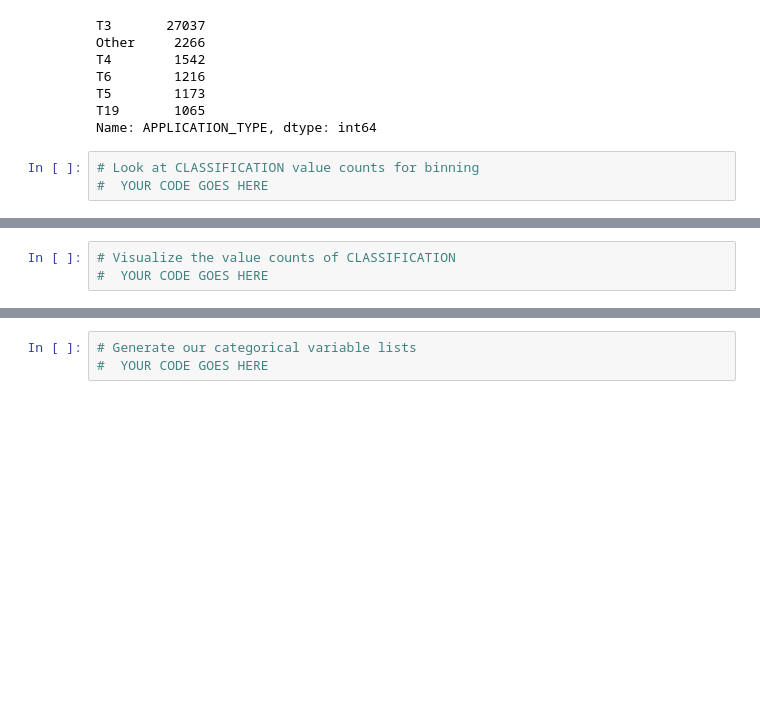
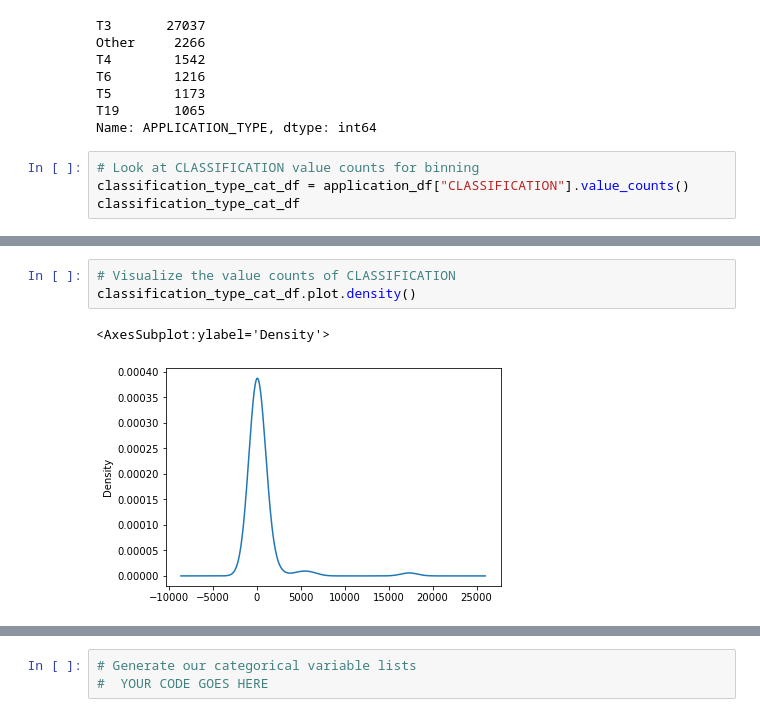
Before and after one commit to david-garza/Neural_Network_Charity_Analysis, a Jupyter notebook: AlphabetSoupCharity.ipynb, the cells around one changed output, grey strips where cells are left out. Drawn from its saved outputs; the diff is of its cells as text; blank space fills up the shorter version.

Commit message:
bucketed classification

```diff
--- a/AlphabetSoupCharity.ipynb
+++ b/AlphabetSoupCharity.ipynb
@@ -98,4 +98,5 @@ T19       1065
 Name: APPLICATION_TYPE, dtype: int64
 # %%
 # Look at CLASSIFICATION value counts for binning
-#  YOUR CODE GOES HERE
+classification_type_cat_df = application_df["CLASSIFICATION"].value_counts()
+classification_type_cat_df
@@ -102,3 +116,6 @@ Name: APPLICATION_TYPE, dtype: int64
 # %%
 # Visualize the value counts of CLASSIFICATION
-#  YOUR CODE GOES HERE
+classification_type_cat_df.plot.density()
+# %% [output]
+<AxesSubplot:ylabel='Density'>
+[figure, added]
```
Also changed, not shown: parts of 3 cells of this notebook.
